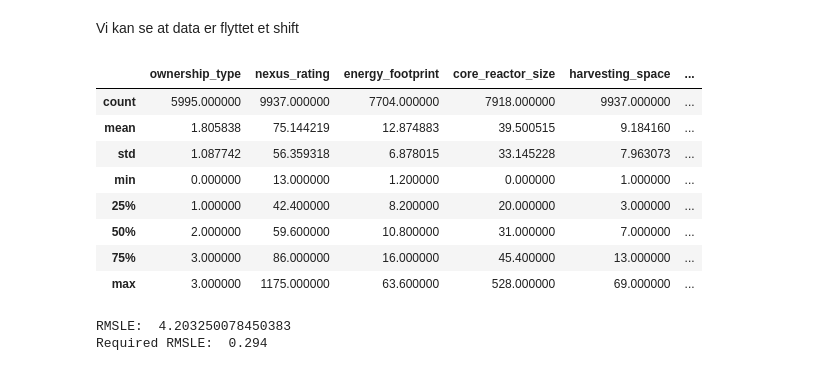
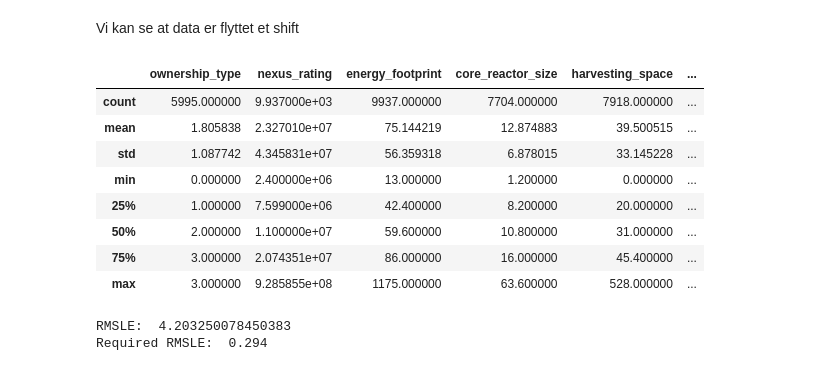
Before and after one commit to Oddvar112/TDT4172_Assignment_1, a Jupyter notebook: Chapter_1.ipynb, the cells around one changed output. Drawn from its saved outputs; the diff is of its cells as text; code cells hidden in the pictures.

Commit message:
Update execution count and fix statistical summary in Chapter 1 notebook

```diff
--- a/Chapter_1.ipynb
+++ b/Chapter_1.ipynb
@@ -455,41 +455,41 @@ Vi kan se at data er flyttet et shift
 # %%
 import pandas as pd
 
 train = pd.read_csv("final_mission_train.csv")
 test  = pd.read_csv("final_mission_test.csv")
 
 fixed_test = pd.DataFrame()
 
 fixed_test["ownership_type"]            = test["ownership_type"]
 fixed_test["nexus_rating"]              = test["grid_connections"]
 fixed_test["energy_footprint"]          = test["nexus_rating"]
 fixed_test["core_reactor_size"]         = test["energy_footprint"]
 fixed_test["harvesting_space"]          = test["core_reactor_size"]
 fixed_test["vertical_alignment"]        = test["harvesting_space"]
 fixed_test["power_chambers"]            = test["vertical_alignment"]
 fixed_test["energy_flow_design"]        = test["power_chambers"]
 fixed_test["upper_collector_height"]    = test["energy_flow_design"]
 fixed_test["shared_conversion_units"]   = test["upper_collector_height"]
 fixed_test["isolated_conversion_units"] = test["shared_conversion_units"]
 fixed_test["internal_collectors"]       = test["isolated_conversion_units"]
 fixed_test["external_collectors"]       = test["internal_collectors"]
 fixed_test["ambient_harvesters"]        = test["external_collectors"]
 fixed_test["shielded_harvesters"]       = test["ambient_harvesters"]
 fixed_test["efficiency_grade"]          = test["shielded_harvesters"]
 fixed_test["grid_connections"]          = test["efficiency_grade"]
 
 fixed_test = fixed_test[train.columns]
-test.describe()
+fixed_test.describe()
 # %% [output]
 |  | ownership_type | nexus_rating | energy_footprint | core_reactor_size | harvesting_space | ... |
-| count | 5995.000000 | 9937.000000 | 7704.000000 | 7918.000000 | 9937.000000 | ... |
-| mean | 1.805838 | 75.144219 | 12.874883 | 39.500515 | 9.184160 | ... |
-| std | 1.087742 | 56.359318 | 6.878015 | 33.145228 | 7.963073 | ... |
-| min | 0.000000 | 13.000000 | 1.200000 | 0.000000 | 1.000000 | ... |
-| 25% | 1.000000 | 42.400000 | 8.200000 | 20.000000 | 3.000000 | ... |
-| 50% | 2.000000 | 59.600000 | 10.800000 | 31.000000 | 7.000000 | ... |
-| 75% | 3.000000 | 86.000000 | 16.000000 | 45.400000 | 13.000000 | ... |
-| max | 3.000000 | 1175.000000 | 63.600000 | 528.000000 | 69.000000 | ... |
+| count | 5995.000000 | 9.937000e+03 | 9937.000000 | 7704.000000 | 7918.000000 | ... |
+| mean | 1.805838 | 2.327010e+07 | 75.144219 | 12.874883 | 39.500515 | ... |
+| std | 1.087742 | 4.345831e+07 | 56.359318 | 6.878015 | 33.145228 | ... |
+| min | 0.000000 | 2.400000e+06 | 13.000000 | 1.200000 | 0.000000 | ... |
+| 25% | 1.000000 | 7.599000e+06 | 42.400000 | 8.200000 | 20.000000 | ... |
+| 50% | 2.000000 | 1.100000e+07 | 59.600000 | 10.800000 | 31.000000 | ... |
+| 75% | 3.000000 | 2.074351e+07 | 86.000000 | 16.000000 | 45.400000 | ... |
+| max | 3.000000 | 9.285855e+08 | 1175.000000 | 63.600000 | 528.000000 | ... |
 # %%
 from sklearn.metrics import mean_squared_log_error
 
```
